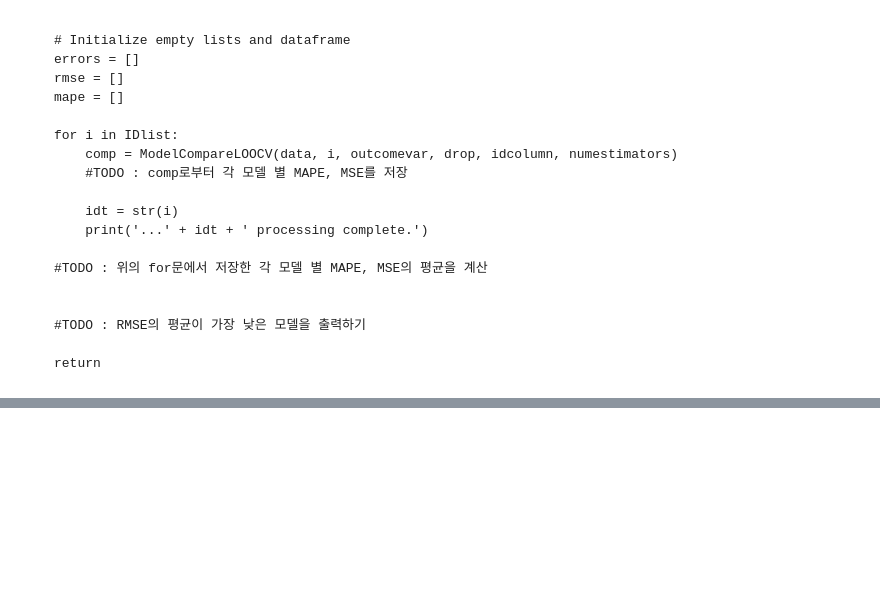
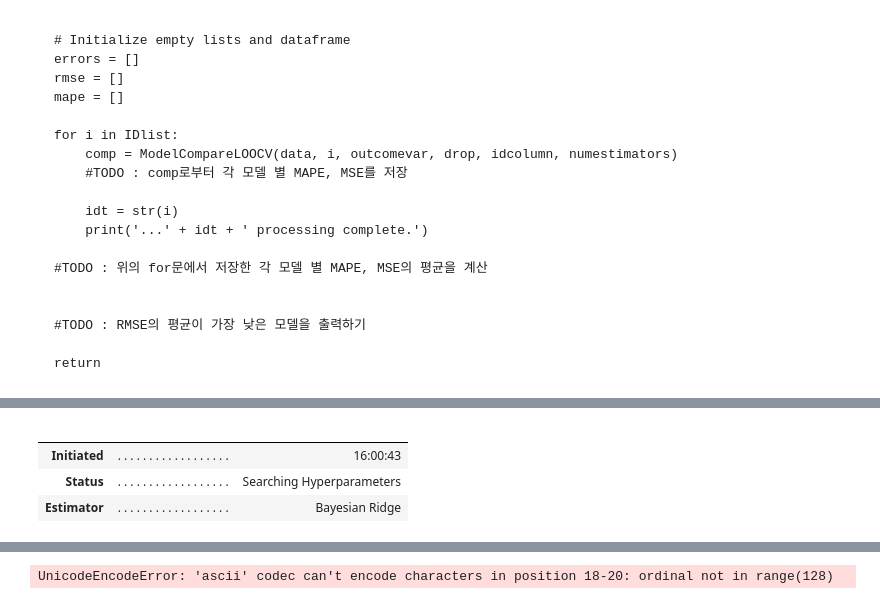
Before and after one commit to mingg12/engineering-newFork, a Jupyter notebook: pycaret_regressor.ipynb, the cells around one changed output, grey strips where cells are left out. Drawn from its saved outputs; the diff is of its cells as text; code cells hidden in the pictures; blank space fills up the shorter version.

```diff
--- a/pycaret_regressor.ipynb
+++ b/pycaret_regressor.ipynb
@@ -295,0 +289,20 @@ LOOCV_O : 3
+# %%
+tuned_model = tune_model(best_models[0])  # 변경된 부분
+
+predictions = predict_model(tuned_model, data=data_test, verbose=False)
+y_pred = predictions['prediction_label'] if 'prediction_label' in predictions.columns else predictions['glucose']
+y_test = data_test['glucose']
+
+print("##### TUNED #####")
+# Calculate errors
+mape = np.mean(np.abs((y_test - y_pred) / y_test)) * 100
+mse = np.mean((y_test - y_pred) ** 2)
+rmse = np.sqrt(mse)
+print(f'MAPE : {mape}')
+print(f'RMSE : {rmse}')
+# %% [output]
+|  |  |  |
+|  |  |  |
+| Initiated | . . . . . . . . . . . . . . . . . . | 16:00:43 |
+| Status | . . . . . . . . . . . . . . . . . . | Searching Hyperparameters |
+| Estimator | . . . . . . . . . . . . . . . . . . | Bayesian Ridge |
@@ -296,3 +310,4 @@ LOOCV_O : 3
+UnicodeEncodeError: 'ascii' codec can't encode characters in position 18-20: ordinal not in range(128)
 # %%
 # Plot feature importance for the best model
 #plot_model(best_model, plot='feature')
```
Also changed, not shown: parts of 4 cells of this notebook.
